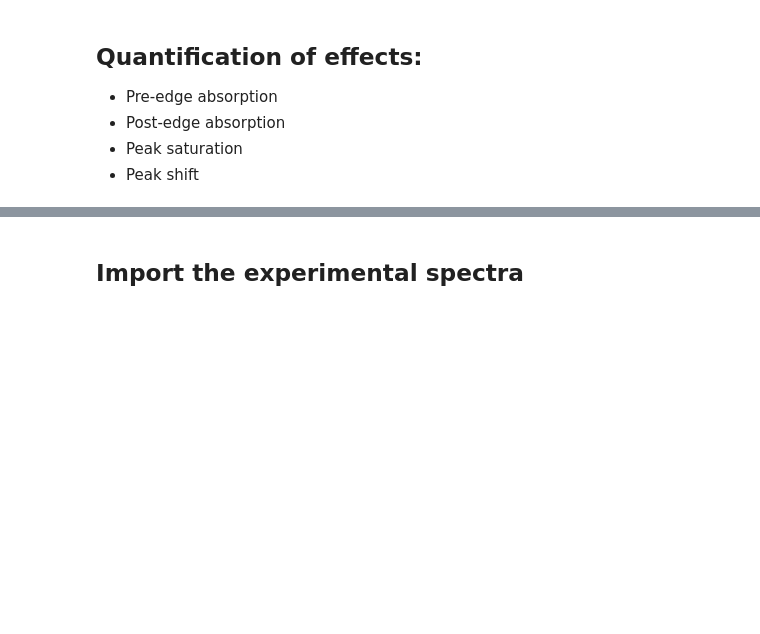
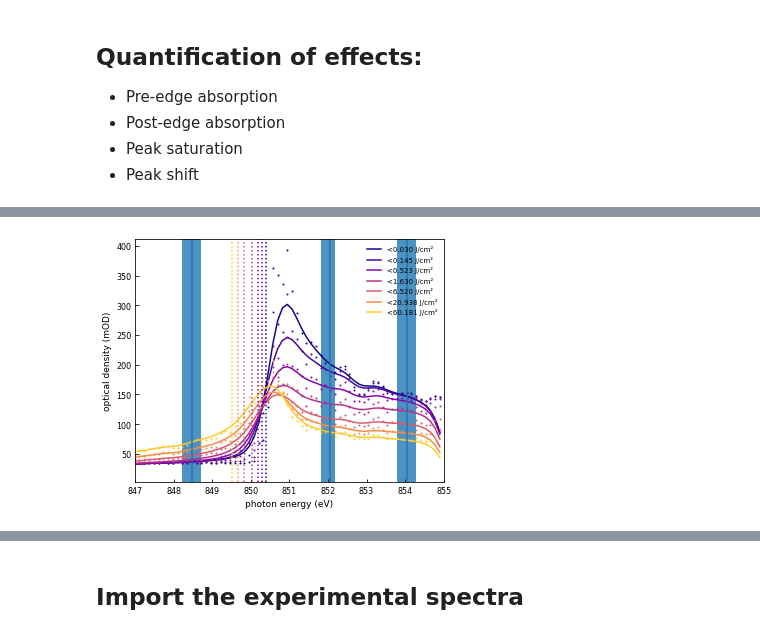
Before and after one commit to F00lWise/XNLdyn, a Jupyter notebook: Plot_saved_Spectrum.ipynb, the cells around one changed output, grey strips where cells are left out. Cells and saved outputs as stored; diff of their text form; code cells hidden in the pictures; blank space fills up the shorter version.

```diff
--- a/Plot_saved_Spectrum.ipynb
+++ b/Plot_saved_Spectrum.ipynb
@@ -171,7 +178,8 @@ plt.savefig('plots/final_spectra.png')
 ########### Repeat Plot
 displayed_fluences = np.zeros(N_pulse_energies)
 
-plotcols =  mpl.cm.plasma(np.linspace(.0,0.9,ld['N_pulse_energies']))#YlOrRd_r
+#plotcols =  mpl.cm.plasma(np.linspace(.0,0.9,len(set_final_pulse_energies)))#YlOrRd_r
+plotcols =  mpl.cm.plasma((np.linspace(.0,0.9,len(set_final_pulse_energies)))**1.1)#YlOrRd_r
 
 plt.rcParams.update({'font.size': 9})
 fig = plt.figure(figsize =(5,4.))
@@ -193,22 +201,24 @@ plt.xlabel('photon energy (eV)')
 plt.ylabel('optical density (mOD)')
 #plt.title('Spot reconstruction')
 plt.tight_layout()
-plt.xlim(847, 855.5)
+plt.xlim(847, 855.)
 
 ############ Draw where to quantify stuff
 
 pre_edge_en  = 848.5
-on_edge_en   = 851
+#on_edge_en   = 850.6
 post_edge_en2 = 852
 post_edge_en = 854
+intensity_bin_width = 0.6 #eV # How wide an energy to integrate
+
 
 pre_edge_index  = np.argmin(np.abs(enax_abs-pre_edge_en))
-on_edge_index   = np.argmin(np.abs(enax_abs-on_edge_en))
+#on_edge_index   = np.argmin(np.abs(enax_abs-on_edge_en))
 post_edge_index2 = np.argmin(np.abs(enax_abs-post_edge_en2))
 post_edge_index = np.argmin(np.abs(enax_abs-post_edge_en))
 
 plt.axvline(enax_abs[pre_edge_index])
-plt.axvline(enax_abs[on_edge_index])
+#plt.axvline(enax_abs[on_edge_index])
 plt.axvline(enax_abs[post_edge_index2])
 plt.axvline(enax_abs[post_edge_index])
 
@@ -217,14 +227,64 @@ on_edge_intensities   = np.zeros(N_pulse_energies)
 post_edge_intensities2 = np.zeros(N_pulse_energies)
 post_edge_intensities = np.zeros(N_pulse_energies)
 
+pre_edge_intens_bin  = np.zeros(N_pulse_energies)
+#on_edge_intens_bin   = np.zeros(N_pulse_energies)
+post_edge_intens_bin2 = np.zeros(N_pulse_energies)
+post_edge_intens_bin = np.zeros(N_pulse_energies)
+
+
 ############ Extract Values
 peak_center_weights = np.zeros(N_pulse_energies)
+peak_center_flank = np.zeros(N_pulse_energies)
+flank_thresh = np.zeros(N_pulse_energies)
 
 spectral_weight_from = 849
 spectral_weight_to   = 853.5
 
 def spectral_weight(x,y):
     return np.sum(y*x)/np.sum(y)
+
+def find_flank(enax, spec_sm, errs = None):
+    dE = enax[1]-enax[0]
+    specmax = np.nanmax(spec_sm)
+
+    if errs is not None:
+        # I derive the error solely from the error of the peak height...
+        maxi = np.nanargmax(spec_sm)
+        specmax_err = errs[maxi]
+
+    specmin = np.nanmin(spec_sm)
+    #specmin = np.nanmean(spec_sm[enax<848])
+    halfmax = (specmax+specmin)/2
+    hmih = np.where(spec_sm>halfmax)[0][0] # index of the energy axis of the first point greater than halfmax
+    hmil = hmih-1
+    flank_pos = enax[hmil]+dE*(halfmax-spec_sm[hmil])/(spec_sm[hmih]-spec_sm[hmil])
+    if errs is None:
+        return flank_pos
+    else:
+        halfmax_min = (specmax-specmax_err+specmin)/2
+        hmih = np.where(spec_sm>halfmax_min)[0][0] # index of the energy axis of the first point greater than halfmax
+        hmil = hmih-1
+        flank_pos_min = enax[hmil]+dE*(halfmax-spec_sm[hmil])/(spec_sm[hmih]-spec_sm[hmil])
+
+        halfmax_max = (specmax-specmax_err+specmin)/2
+        hmih = np.where(spec_sm>halfmax_min)[0][0] # index of the energy axis of the first point greater than halfmax
+        hmil = hmih-1
+        flank_pos_max = enax[hmil]+dE*(halfmax_max-spec_sm[hmil])/(spec_sm[hmih]-spec_sm[hmil])
+
+        return flank_pos, flank_pos_max-flank_pos_min
+
+def find_flank_thresh(enax, spec_sm, thresh = 110):
+    dE = enax[1]-enax[0]
+
+    specmin = np.nanmin(spec_sm)
+    #specmin = np.nanmean(spec_sm[enax<848])
+
+    hmih = np.where(spec_sm>thresh)[0][0] # index of the energy axis of the first point greater than halfmax
+    hmil = hmih-1
+    flank_pos = enax[hmil]+dE*(thresh-spec_sm[hmil])/(spec_sm[hmih]-spec_sm[hmil])
+
+    return flank_pos
 
 for i in range(N_pulse_energies)[::]:
     region = (enax_abs > spectral_weight_from) & (enax_abs < spectral_weight_to) # evaluate spectral weight in this region
@@ -235,10 +295,27 @@ for i in range(N_pulse_energies)[::]:
 
     # Spectral weight
     peak_center_weights[i] = spectral_weight(enax_abs[region],spec_sm[region])
-    plt.axvline(peak_center_weights[i], color = plotcols[i], ls=':')
+    peak_center_flank[i] = find_flank(enax_abs,spec_sm)
+    flank_thresh[i] = find_flank_thresh(enax_abs,spec_sm)
+
+    plt.axvline(peak_center_flank[i], color = plotcols[i], ls=':')
 
     pre_edge_intensities[i] = spec_sm[pre_edge_index]
-    on_edge_intensities[i]  = spec_sm[on_edge_index]
+    on_edge_intensities[i]  = np.max(spec_sm)#spec_sm[on_edge_index]
     post_edge_intensities[i]= spec_sm[post_edge_index]
     post_edge_intensities2[i]= spec_sm[post_edge_index2]
+
+    pre_edge_intens_bin[i]  = np.nanmean(spec_sm[(enax_abs > (pre_edge_en-intensity_bin_width/2)) & (enax_abs < (pre_edge_en+intensity_bin_width/2))])
+    #on_edge_intens_bin[i]   = np.nanmean(spec_sm[(enax_abs > (on_edge_en-intensity_bin_width/2)) & (enax_abs < (on_edge_en+intensity_bin_width/2))])
+    post_edge_intens_bin[i] = np.nanmean(spec_sm[(enax_abs > (post_edge_en-intensity_bin_width/2)) & (enax_abs < (post_edge_en+intensity_bin_width/2))])
+    post_edge_intens_bin2[i] = np.nanmean(spec_sm[(enax_abs > (post_edge_en2-intensity_bin_width/2)) & (enax_abs < (post_edge_en2+intensity_bin_width/2))])
+
+    plt.axvspan(enax_abs[(enax_abs > (pre_edge_en-intensity_bin_width/2)) & (enax_abs < (pre_edge_en+intensity_bin_width/2))][0],\
+                enax_abs[(enax_abs > (pre_edge_en-intensity_bin_width/2)) & (enax_abs < (pre_edge_en+intensity_bin_width/2))][-1], alpha = 0.2)
+    #plt.axvspan(enax_abs[(enax_abs > (on_edge_en-intensity_bin_width/2)) & (enax_abs < (on_edge_en+intensity_bin_width/2))][0],\
+    #            enax_abs[(enax_abs > (on_edge_en-intensity_bin_width/2)) & (enax_abs < (on_edge_en+intensity_bin_width/2))][-1], alpha = 0.2)
+    plt.axvspan(enax_abs[(enax_abs > (post_edge_en-intensity_bin_width/2)) & (enax_abs < (post_edge_en+intensity_bin_width/2))][0],\
+                enax_abs[(enax_abs > (post_edge_en-intensity_bin_width/2)) & (enax_abs < (post_edge_en+intensity_bin_width/2))][-1], alpha = 0.2)
+    plt.axvspan(enax_abs[(enax_abs > (post_edge_en2-intensity_bin_width/2)) & (enax_abs < (post_edge_en2+intensity_bin_width/2))][0],\
+                enax_abs[(enax_abs > (post_edge_en2-intensity_bin_width/2)) & (enax_abs < (post_edge_en2+intensity_bin_width/2))][-1], alpha = 0.2)
 # %% [output]
@@ -246,0 +322 @@ for i in range(N_pulse_energies)[::]:
+[figure, added]
```
Also changed, not shown: parts of 30 cells of this notebook.
